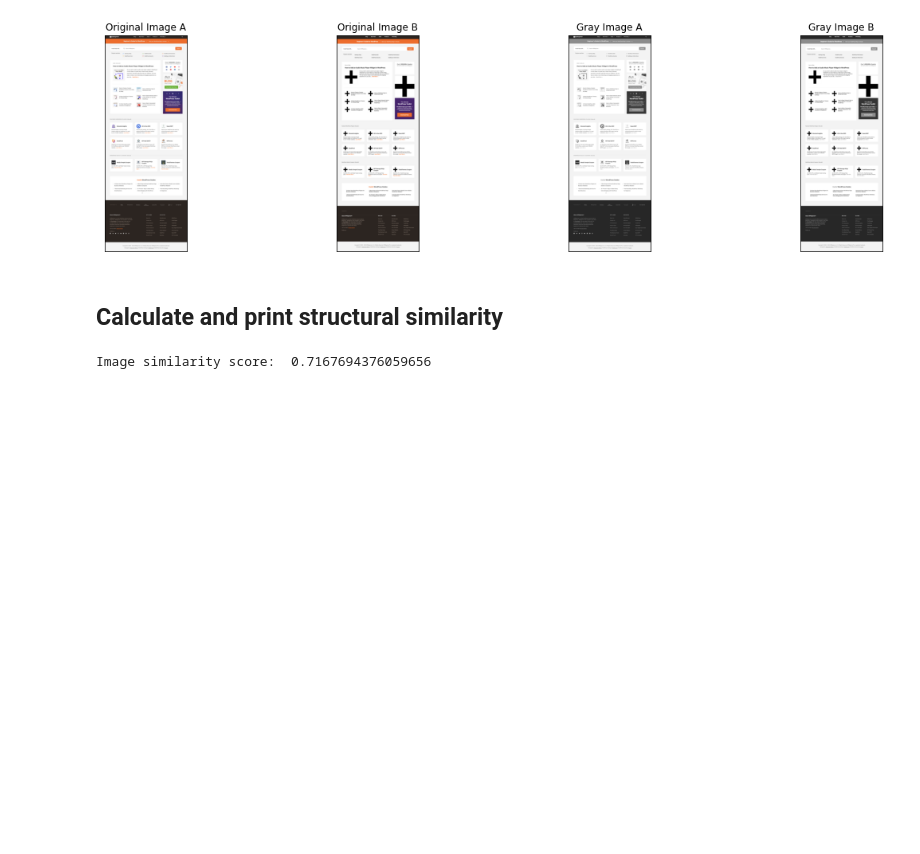
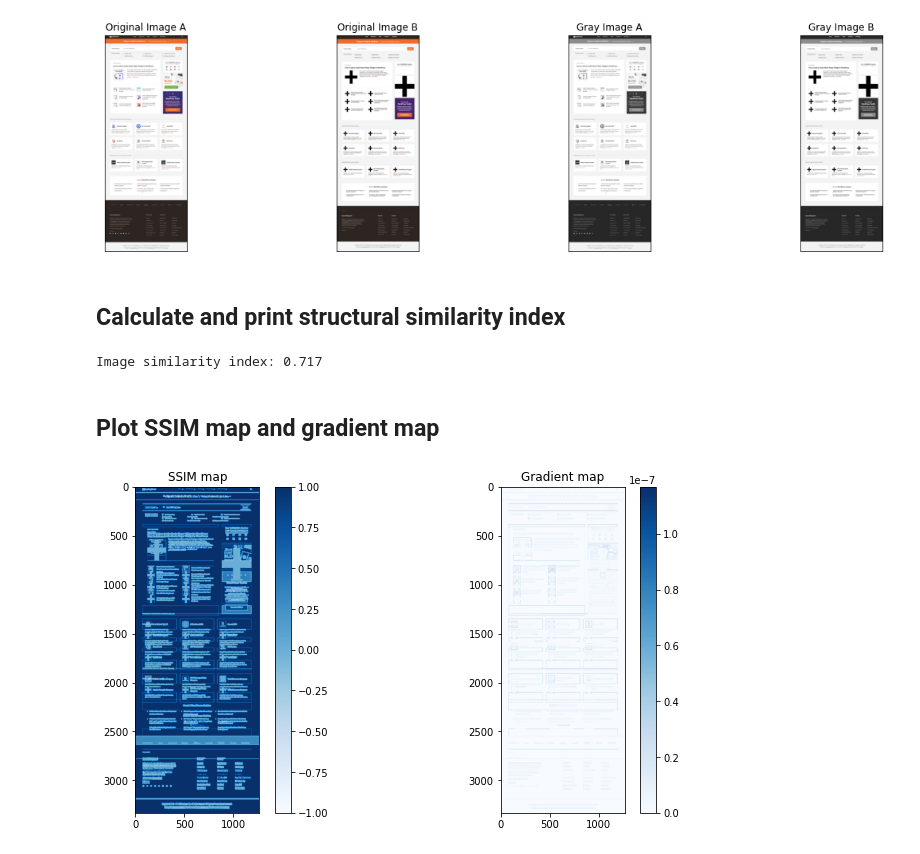
Before and after one commit to giuseppesalvi/gui-visual-similarity, a Jupyter notebook: test_skimage_structural_similarity.ipynb, the cells around one changed output. Saved outputs shown, nothing was run; the diff lists cells and outputs as text; code cells hidden in the pictures; blank space fills up the shorter version.

Commit message:
feat: add plots of ssim map and gradient map

```diff
--- a/test_skimage_structural_similarity.ipynb
+++ b/test_skimage_structural_similarity.ipynb
@@ -49,11 +50,32 @@ plt.show()
 # %% [output]
 [figure]
 # %% [markdown]
-## Calculate and print structural similarity
+## Calculate and print structural similarity index
 # %%
 # Compute SSIM between two images
-ssim_score = structural_similarity(imageA_gray, imageB_gray)
+ssim_index, gradient, ssim_map = ssim(imageA_gray, imageB_gray, full=True, gradient=True)
 
-print(f"Image similarity score: {ssim_score:.3f}")
+print(f"Image similarity index: {ssim_index:.3f}")
 # %% [output]
-Image similarity score:  0.7167694376059656
+Image similarity index: 0.717
+# %% [markdown]
+## Plot SSIM map and gradient map
+# %%
+# Show the SSIM map
+plt.figure(figsize=(12, 6))
+plt.subplot(1, 2, 1)
+plt.imshow(ssim_map, cmap='Blues', vmin=-1, vmax=1)
+plt.colorbar()
+plt.title("SSIM map")
+
+# Calculate the gradient magnitude
+gradient_magnitude = np.sqrt(np.square(gradient))
+
+# Show the gradient map
+plt.subplot(1, 2, 2)
+plt.imshow(gradient_magnitude, cmap='Blues')
+plt.colorbar()
+plt.title("Gradient map")
+plt.show()
+# %% [output]
+[figure, added]
```
Also changed, not shown: parts of 1 cell of this notebook.
